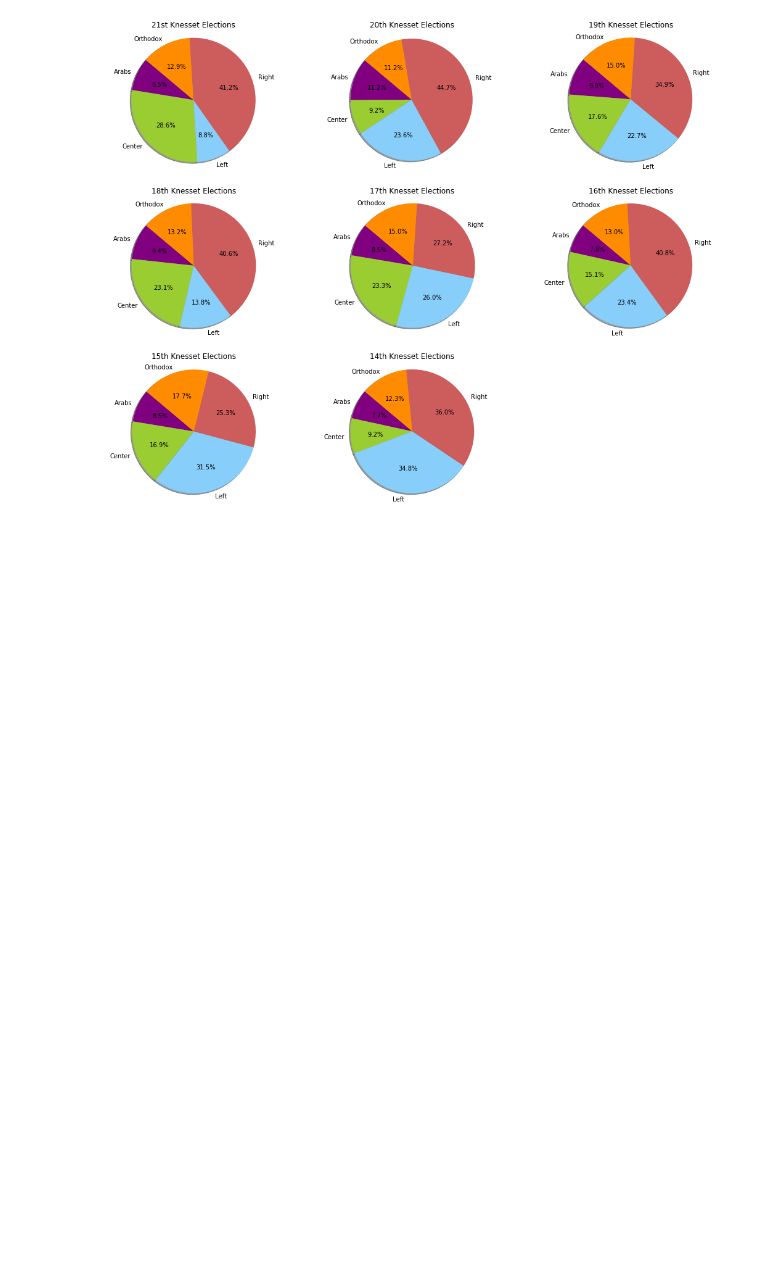
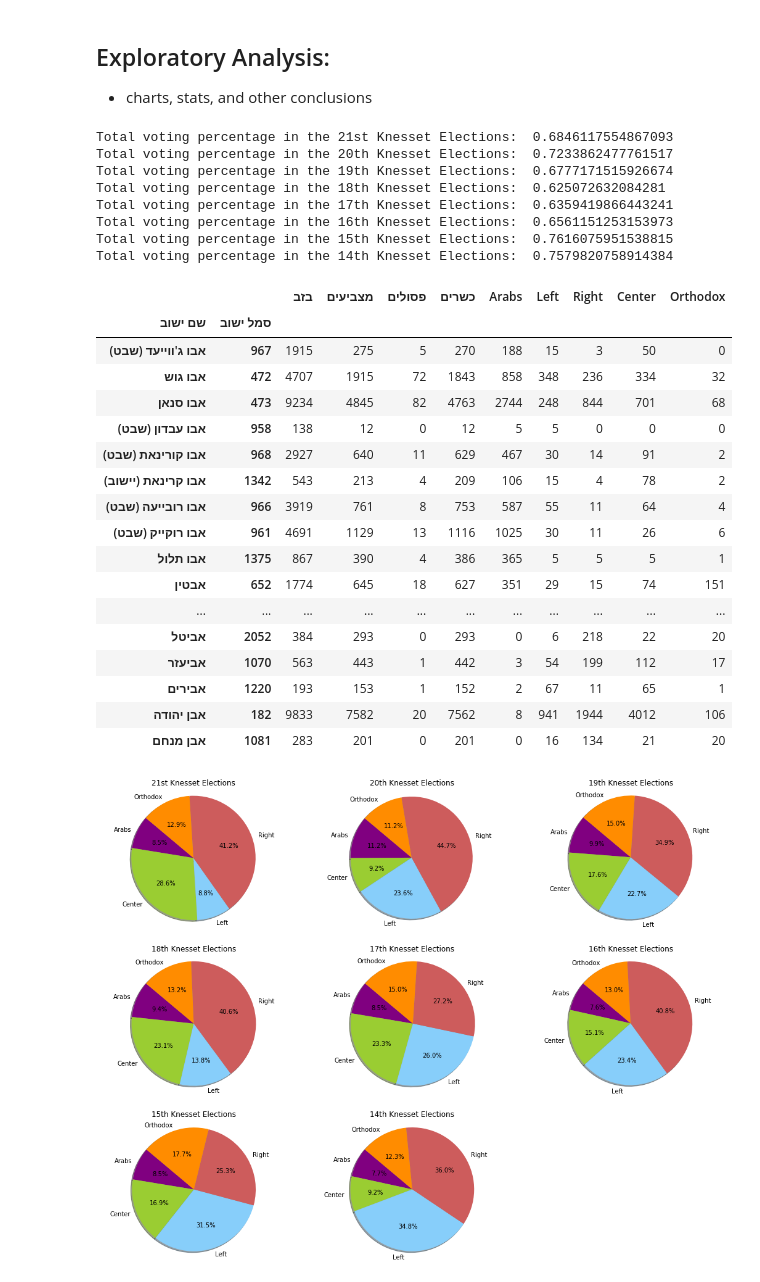
Before and after one commit to alexeyvasy/knesset-elections, a Jupyter notebook: Knesset Elections - Final Project.ipynb, the cells around one changed output. Drawn from its saved outputs; the diff is of its cells as text; code cells hidden in the pictures; blank space fills up the shorter version.

```diff
--- a/Knesset Elections - Final Project.ipynb
+++ b/Knesset Elections - Final Project.ipynb
@@ -229 +208,47 @@ knesset21elections
+# %% [markdown]
+## Exploratory Analysis:
+
+- charts, stats, and other conclusions
+# %%
+def ahuzey_hatzbaa(electionDF):
+    return electionDF["מצביעים"].sum() / electionDF["בזב"].sum()
+
+
+print("Total voting percentage in the 21st Knesset Elections: ", ahuzey_hatzbaa(knesset21elections))
+print("Total voting percentage in the 20th Knesset Elections: ", ahuzey_hatzbaa(knesset20elections))
+print("Total voting percentage in the 19th Knesset Elections: ", ahuzey_hatzbaa(knesset19elections))
+print("Total voting percentage in the 18th Knesset Elections: ", ahuzey_hatzbaa(knesset18elections))
+print("Total voting percentage in the 17th Knesset Elections: ", ahuzey_hatzbaa(knesset17elections))
+print("Total voting percentage in the 16th Knesset Elections: ", ahuzey_hatzbaa(knesset16elections))
+print("Total voting percentage in the 15th Knesset Elections: ", ahuzey_hatzbaa(knesset15elections))
+print("Total voting percentage in the 14th Knesset Elections: ", ahuzey_hatzbaa(knesset14elections))
+
+knesset21elections.head(20)
+# %% [output]
+Total voting percentage in the 21st Knesset Elections:  0.6846117554867093
+Total voting percentage in the 20th Knesset Elections:  0.7233862477761517
+Total voting percentage in the 19th Knesset Elections:  0.6777171515926674
+Total voting percentage in the 18th Knesset Elections:  0.625072632084281
+Total voting percentage in the 17th Knesset Elections:  0.6359419866443241
+Total voting percentage in the 16th Knesset Elections:  0.6561151253153973
+Total voting percentage in the 15th Knesset Elections:  0.7616075951538815
+Total voting percentage in the 14th Knesset Elections:  0.7579820758914384
+|  |  | בזב | מצביעים | פסולים | כשרים | Arabs | Left | Right | Center | Orthodox |
+| שם ישוב | סמל ישוב |  |  |  |  |  |  |  |  |  |
+| אבו ג'ווייעד (שבט) | 967 | 1915 | 275 | 5 | 270 | 188 | 15 | 3 | 50 | 0 |
+| אבו גוש | 472 | 4707 | 1915 | 72 | 1843 | 858 | 348 | 236 | 334 | 32 |
+| אבו סנאן | 473 | 9234 | 4845 | 82 | 4763 | 2744 | 248 | 844 | 701 | 68 |
+| אבו עבדון (שבט) | 958 | 138 | 12 | 0 | 12 | 5 | 5 | 0 | 0 | 0 |
+| אבו קורינאת (שבט) | 968 | 2927 | 640 | 11 | 629 | 467 | 30 | 14 | 91 | 2 |
+| אבו קרינאת (יישוב) | 1342 | 543 | 213 | 4 | 209 | 106 | 15 | 4 | 78 | 2 |
+| אבו רובייעה (שבט) | 966 | 3919 | 761 | 8 | 753 | 587 | 55 | 11 | 64 | 4 |
+| אבו רוקייק (שבט) | 961 | 4691 | 1129 | 13 | 1116 | 1025 | 30 | 11 | 26 | 6 |
+| אבו תלול | 1375 | 867 | 390 | 4 | 386 | 365 | 5 | 5 | 5 | 1 |
+| אבטין | 652 | 1774 | 645 | 18 | 627 | 351 | 29 | 15 | 74 | 151 |
+| ... | ... | ... | ... | ... | ... | ... | ... | ... | ... | ... |
+| אביטל | 2052 | 384 | 293 | 0 | 293 | 0 | 6 | 218 | 22 | 20 |
+| אביעזר | 1070 | 563 | 443 | 1 | 442 | 3 | 54 | 199 | 112 | 17 |
+| אבירים | 1220 | 193 | 153 | 1 | 152 | 2 | 67 | 11 | 65 | 1 |
+| אבן יהודה | 182 | 9833 | 7582 | 20 | 7562 | 8 | 941 | 1944 | 4012 | 106 |
+| אבן מנחם | 1081 | 283 | 201 | 0 | 201 | 0 | 16 | 134 | 21 | 20 |
 # %%
```
Also changed, not shown: parts of 14 cells of this notebook.
